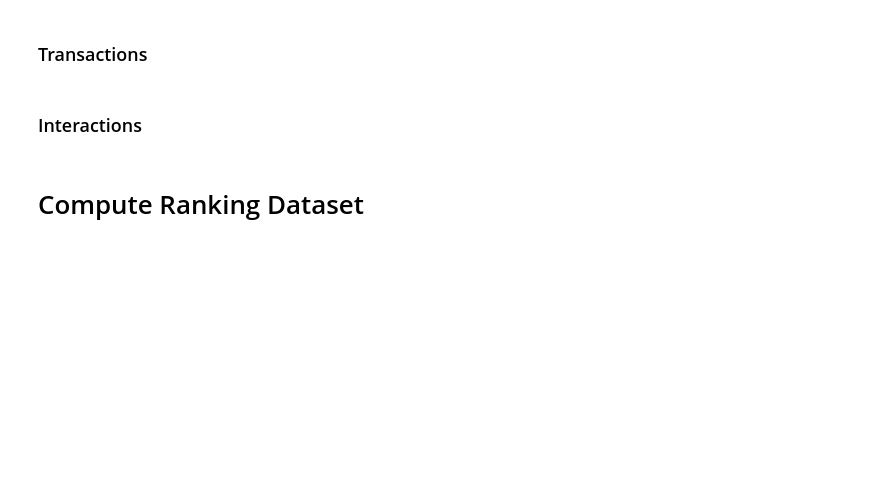
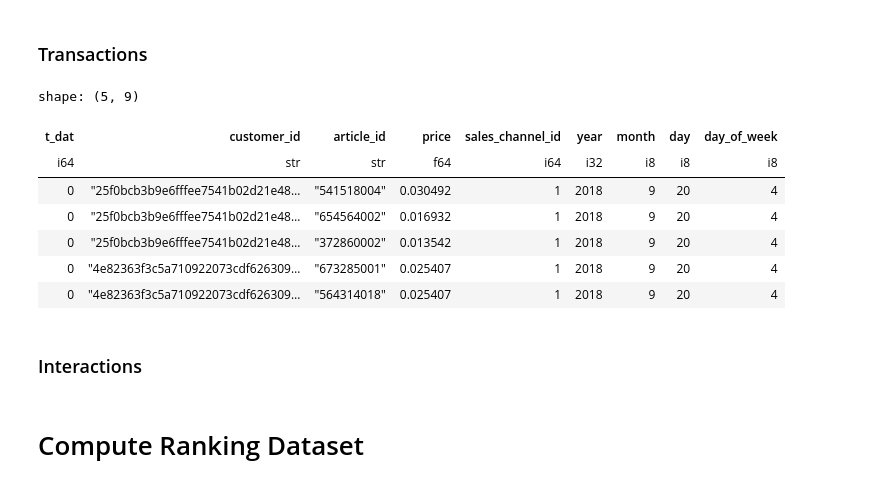
Before and after one commit to Im-Gonzo/GenAI_Custom_Real_Time_Personalized_Recommender, a Jupyter notebook: notebooks/1_feature_computing.ipynb, the cells around one changed output. Saved outputs shown, nothing was run; the diff lists cells and outputs as text; code cells hidden in the pictures; blank space fills up the shorter version.

```diff
--- a/notebooks/1_feature_computing.ipynb
+++ b/notebooks/1_feature_computing.ipynb
@@ -371,2 +377,13 @@ TypeError: SchemaField.__init__() got an unexpected keyword argument 'type'
 # %% [markdown]
 ### Transactions
+# %%
+transactions_df.head()
+# %% [output]
+shape: (5, 9)
+| t_dat | customer_id | article_id | price | sales_channel_id | year | month | day | day_of_week |
+| i64 | str | str | f64 | i64 | i32 | i8 | i8 | i8 |
+| 0 | "25f0bcb3b9e6fffee7541b02d21e48… | "541518004" | 0.030492 | 1 | 2018 | 9 | 20 | 4 |
+| 0 | "25f0bcb3b9e6fffee7541b02d21e48… | "654564002" | 0.016932 | 1 | 2018 | 9 | 20 | 4 |
+| 0 | "25f0bcb3b9e6fffee7541b02d21e48… | "372860002" | 0.013542 | 1 | 2018 | 9 | 20 | 4 |
+| 0 | "4e82363f3c5a710922073cdf626309… | "673285001" | 0.025407 | 1 | 2018 | 9 | 20 | 4 |
+| 0 | "4e82363f3c5a710922073cdf626309… | "564314018" | 0.025407 | 1 | 2018 | 9 | 20 | 4 |
```
Also changed, not shown: parts of 3 cells of this notebook, 5 other files.
